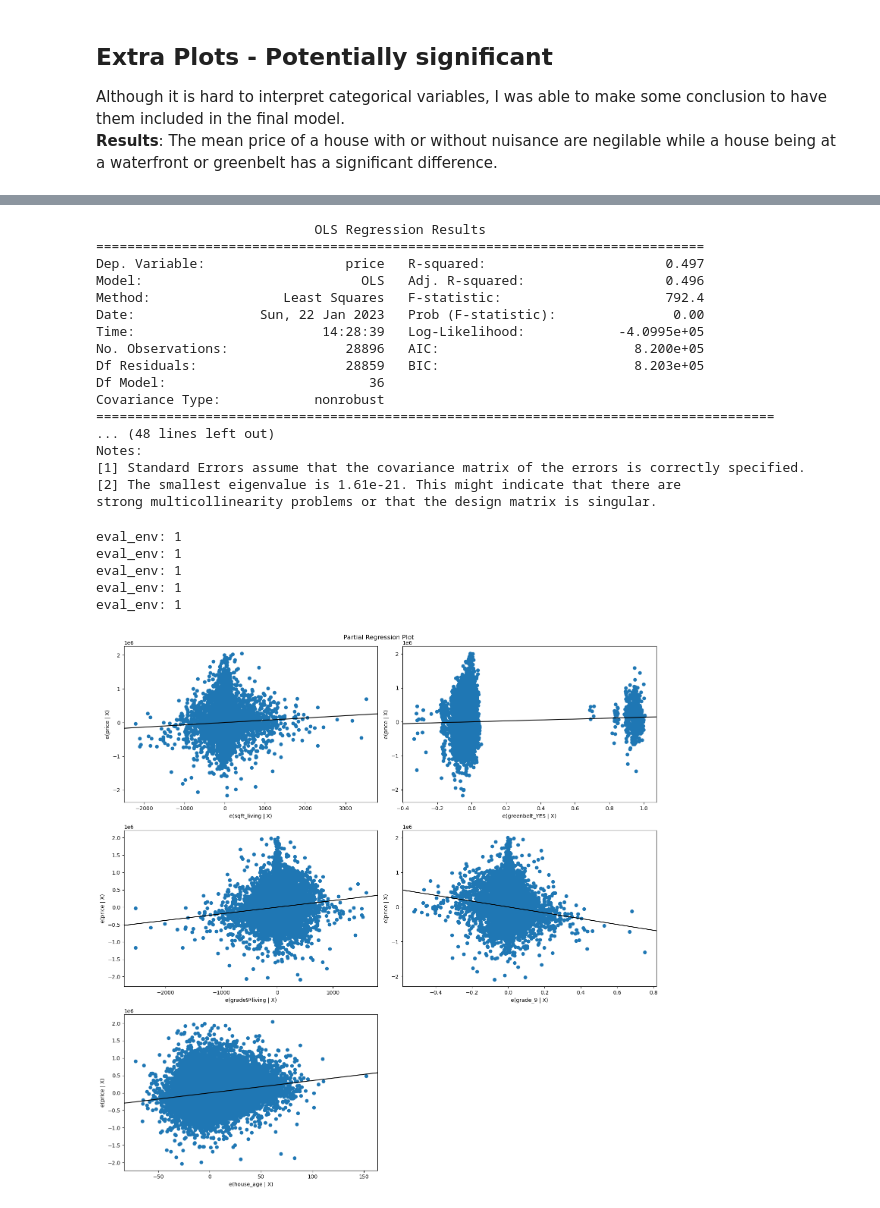
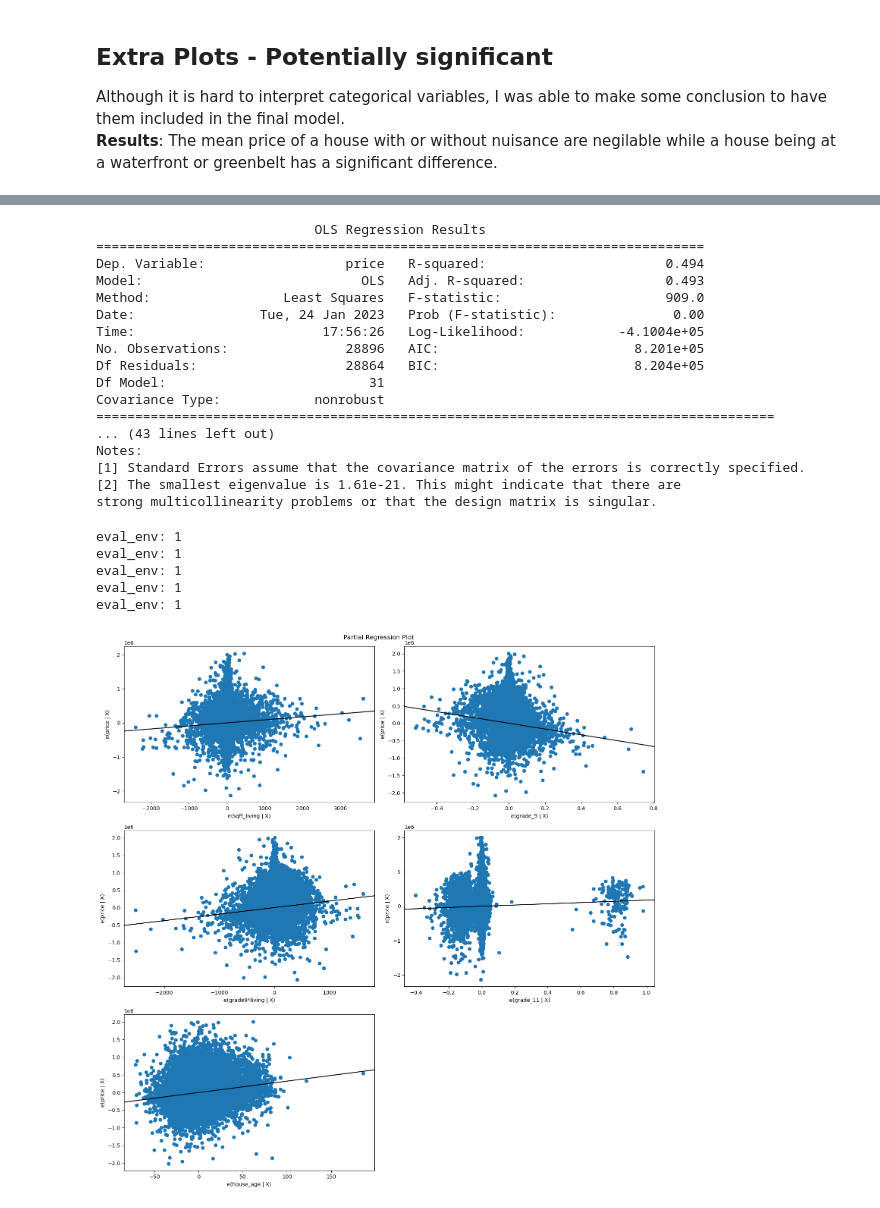
Before and after one commit to Tommyphung1/King-County-Feature-Regression, a Jupyter notebook: house_notebook.ipynb, the cells around one changed output, grey strips where cells are left out. Cells and saved outputs as stored; diff of their text form; code cells hidden in the pictures.

```diff
--- a/house_notebook.ipynb
+++ b/house_notebook.ipynb
@@ -441,7 +387,16 @@ strong multicollinearity or other numerical problems.
 # %%
 ## All categories and the number of times they appear
 df_other = df_cleaned.copy()
+
+## Grouped all the categories that are less than 300
 for column in ['view', 'condition','heat_source', 'sewer_system']:
     replace = df_other[column].value_counts()[df_other[column].value_counts()< 300].index
     df_other[column].replace(replace, value= 'other',inplace= True)
-df_dummy_2 = pd.get_dummies(df_other, drop_first= True)
+
+## Convert Grade back into a string object
+df_other['grade'] = df_other['grade'].astype(str)
+df_final = pd.get_dummies(df_other, drop_first= True)
+
+## Create interaction terms with each of the grades
+for level in [2,4,5,6,7,8,9, 11,12,13]:
+    df_final['grade{}*living'.format(level)] = df_final['grade_{}'.format(level)] * df_final['sqft_living']
@@ -478,6 +402,0 @@ strong multicollinearity or other numerical problems.
-# %%
-df_final = df_dummy_2.copy()
-#replace = df_final['grade'].value_counts()[df_final['grade'].value_counts()< 300].index
-#df_final['grade'].replace(replace, value= -1,inplace= True)
-df_final['grade'] = df_final['grade'].astype(str)
-df_final_dummies = pd.get_dummies(df_final, columns= ['grade'], drop_first= True)
@@ -502,9 +403,9 @@ Index(['bedrooms', 'bathrooms', 'sqft_living', 'sqft_lot', 'floors',
 # %%
-X = df_final_dummies[df_final_dummies.columns[1:]]
-y = df_final_dummies['price']
-model_final_dummies = sm.OLS(y, sm.add_constant(X))
-results_final_dummies = model_final_dummies.fit()
-print(results_final_dummies.summary())
+X = df_final[df_final.columns[1:]]
+y = df_final['price']
+model_final= sm.OLS(y, sm.add_constant(X))
+results_final = model_final.fit()
+print(results_final.summary())
 # %% [output]
                             OLS Regression Results
 ==============================================================================
@@ -538,44 +444,44 @@ eval_env: 1
 # %%
-X = df_final_dummies[[ 'bedrooms', 'bathrooms', 'sqft_living','floors',
+X = df_final[['sqft_living','floors',
        'sqft_basement', 'sqft_garage', 'sqft_patio', 'house_age',
-        'waterfront_YES', 'greenbelt_YES', 'view_EXCELLENT', 'view_GOOD', 'view_NONE',
+        'greenbelt_YES', 'view_EXCELLENT', 'view_NONE',
        'view_other', 'condition_Good', 'condition_Very Good',
-       'condition_other', 'heat_source_Gas', 'heat_source_Oil',
+       'condition_other', 'heat_source_Gas',
        'heat_source_other',
        'grade_11', 'grade_12', 'grade_13', 'grade_2', 'grade_3', 'grade_4',
        'grade_5', 'grade_6', 'grade_7', 'grade_8', 'grade_9', 'grade2*living',
        'grade4*living', 'grade5*living', 'grade7*living',
-       'grade8*living', 'grade9*living', 'grade13*living']]
-y = df_final_dummies['price']
-model_dummies = sm.OLS(y, sm.add_constant(X))
-results_dummies = model_dummies.fit()
-print(results_dummies.summary())
+       'grade8*living', 'grade9*living','grade13*living']]
+y = df_final['price']
+model_final_2 = sm.OLS(y, sm.add_constant(X))
+result_final_2 = model_final_2.fit()
+print(result_final_2.summary())
 # %% [output]
                             OLS Regression Results
 ==============================================================================
-Dep. Variable:                  price   R-squared:                       0.497
-Model:                            OLS   Adj. R-squared:                  0.496
-Method:                 Least Squares   F-statistic:                     792.4
-Date:                Sun, 22 Jan 2023   Prob (F-statistic):               0.00
-Time:                        14:28:39   Log-Likelihood:            -4.0995e+05
-No. Observations:               28896   AIC:                         8.200e+05
-Df Residuals:                   28859   BIC:                         8.203e+05
-Df Model:                          36
+Dep. Variable:                  price   R-squared:                       0.494
+Model:                            OLS   Adj. R-squared:                  0.493
+Method:                 Least Squares   F-statistic:                     909.0
+Date:                Tue, 24 Jan 2023   Prob (F-statistic):               0.00
+Time:                        17:56:26   Log-Likelihood:            -4.1004e+05
+No. Observations:               28896   AIC:                         8.201e+05
+Df Residuals:                   28864   BIC:                         8.204e+05
+Df Model:                          31
 Covariance Type:            nonrobust
 =======================================================================================
-... (48 lines left out)
+... (43 lines left out)
 Notes:
 [1] Standard Errors assume that the covariance matrix of the errors is correctly specified.
 [2] The smallest eigenvalue is 1.61e-21. This might indicate that there are
 strong multicollinearity problems or that the design matrix is singular.
 # %%
 fig = plt.figure(figsize=(15,15));
-sm.graphics.plot_partregress_grid(results_dummies, exog_idx=['sqft_living', 'greenbelt_YES', 'grade9*living','grade_9','house_age' ], fig= fig);
+sm.graphics.plot_partregress_grid(result_final_2, exog_idx=['sqft_living', 'grade_9', 'grade9*living','grade_11','house_age' ], fig= fig);
 plt.tight_layout();
 # %% [output]
 eval_env: 1
 eval_env: 1
 eval_env: 1
 eval_env: 1
 eval_env: 1
-[figure, old version]
+[figure, new version]
```
Also changed, not shown: parts of 44 cells of this notebook, 4 other files.
